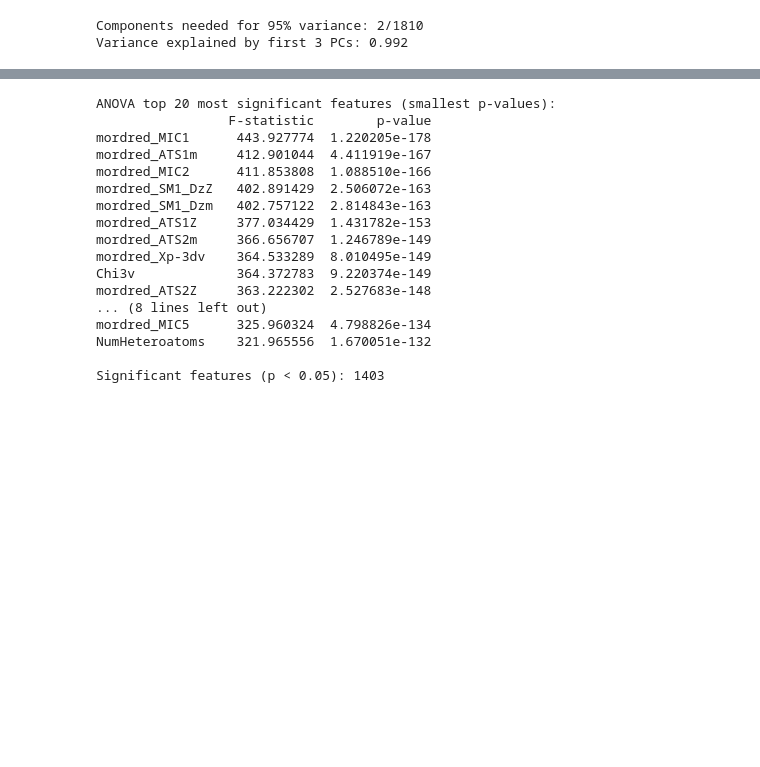
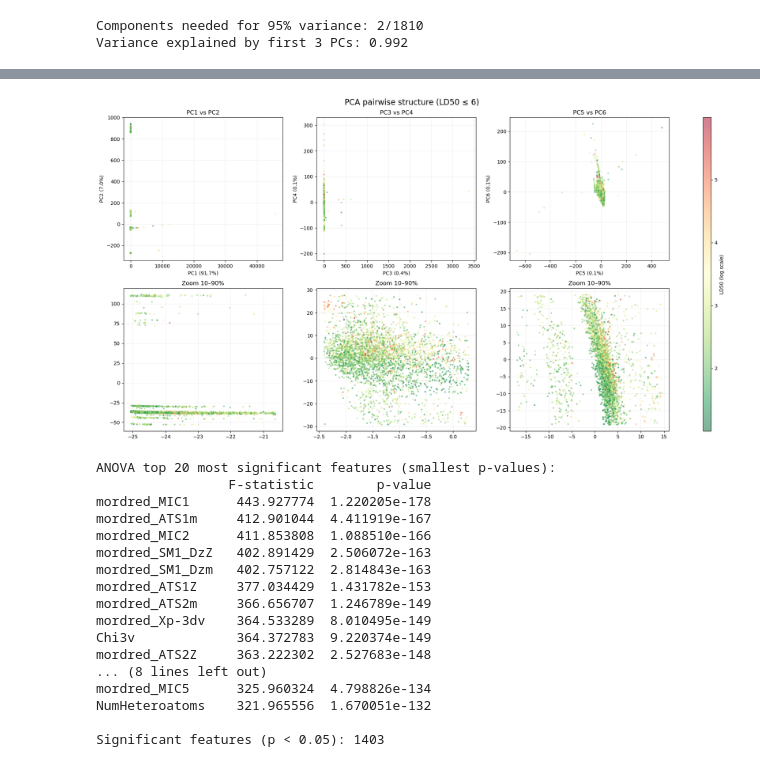
Before and after one commit to LucaBTE/toxicity-prediction, a Jupyter notebook: data_exploration/03_advanced_exploration.ipynb, the cells around one changed output, grey strips where cells are left out. Cells and saved outputs as stored; diff of their text form; code cells hidden in the pictures; blank space fills up the shorter version.

Commit message:
-Refactor code structure for improved readability and maintainability (#5)
- 01_data_preprocessing is deprecated

```diff
--- a/data_exploration/03_advanced_exploration.ipynb
+++ b/data_exploration/03_advanced_exploration.ipynb
@@ -373,6 +477,93 @@ mordred_BCUTse-1h    0.000 -0.017
 mordred_SsF          0.000 -0.017
 mordred_PEOE_VSA5   -0.000  0.007
 PEOE_VSA5           -0.000  0.007
+# %%
+import matplotlib.pyplot as plt
+import numpy as np
+
+if GPU_AVAILABLE and cuPCA is not None:
+    X_pca = cp.asnumpy(pca.transform(cp.asarray(X_scaled, dtype=cp.float32)))
+else:
+    X_pca = pca.transform(X_scaled)
+
+y_vals = y.values
+explained = pca.explained_variance_ratio_
+
+pairs = [(0, 1), (2, 3), (4, 5)]
+
+# =========================
+# FILTER (remove > 6)
+# =========================
+mask_global = (y_vals <= 6) & (y_vals > 1)
+
+X_pca_f = X_pca[mask_global]
+y_f = y_vals[mask_global]
+
+
+fig = plt.figure(figsize=(18, 10))
+gs = fig.add_gridspec(2, 4, width_ratios=[1, 1, 1, 0.05])
+
+cmap = "RdYlGn_r"
+
+sc = None
+
+for i, (a, b) in enumerate(pairs):
+
+    # ================= FULL
+    ax = fig.add_subplot(gs[0, i])
+    sc = ax.scatter(
+        X_pca_f[:, a],
+        X_pca_f[:, b],
+        c=y_f,
+        cmap=cmap,
+        s=10,
+        alpha=0.5,
+        edgecolors='none'
+    )
+
+    ax.set_title(f"PC{a+1} vs PC{b+1}")
+    ax.set_xlabel(f"PC{a+1} ({explained[a]:.1%})")
+    ax.set_ylabel(f"PC{b+1} ({explained[b]:.1%})")
+    ax.grid(alpha=0.2)
+
+    # ================= ZOOM
+    ax2 = fig.add_subplot(gs[1, i])
+
+    x_low, x_high = np.percentile(X_pca_f[:, a], [10, 90])
+    y_low, y_high = np.percentile(X_pca_f[:, b], [10, 90])
+
+    mask_zoom = (
+        (X_pca_f[:, a] >= x_low) & (X_pca_f[:, a] <= x_high) &
+        (X_pca_f[:, b] >= y_low) & (X_pca_f[:, b] <= y_high)
+    )
+
+    ax2.scatter(
+        X_pca_f[mask_zoom, a],
+        X_pca_f[mask_zoom, b],
+        c=y_f[mask_zoom],
+        cmap=cmap,
+        s=10,
+        alpha=0.6,
+        edgecolors='none'
+    )
+
+    ax2.set_title("Zoom 10–90%")
+    ax2.grid(alpha=0.2)
+
+
+# =========================
+# Colorbar (outside)
+# =========================
+
+cax = fig.add_subplot(gs[:, 3])
+cb = fig.colorbar(sc, cax=cax)
+cb.set_label("LD50 (log scale)")
+
+plt.suptitle("PCA pairwise structure (LD50 ≤ 6)", fontsize=16)
+plt.tight_layout()
+plt.show()
+# %% [output]
+[figure, added]
 # %%
 # ANOVA: Significance of features across toxicity groups
 from scipy.stats import f_oneway, pearsonr
```
Also changed, not shown: parts of 2 cells of this notebook, 1 other file.
